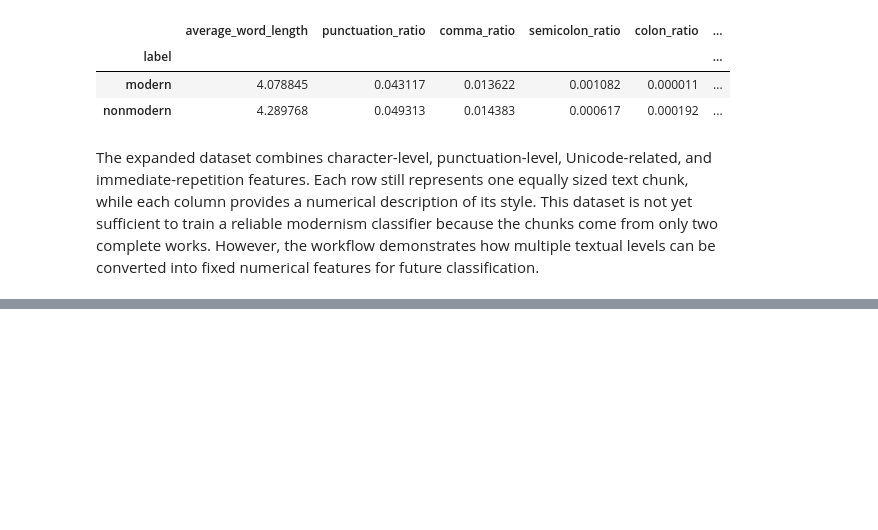
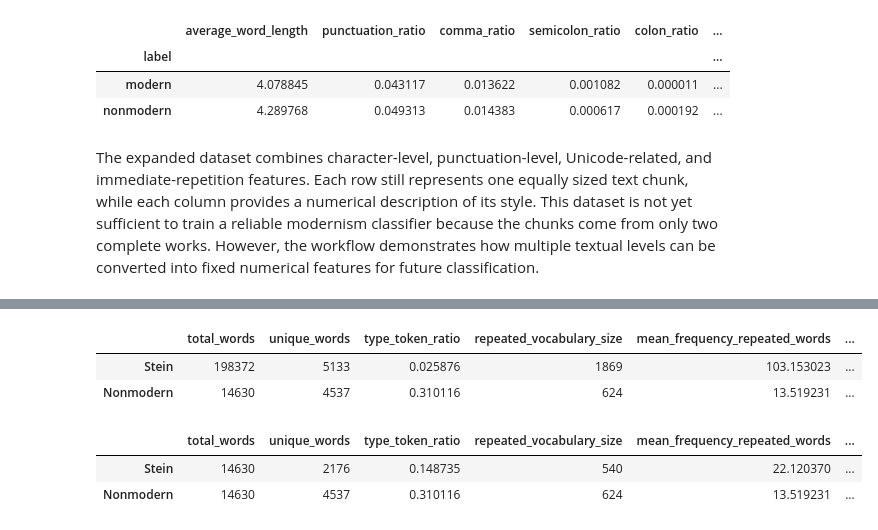
Before and after one commit to CiciXie-haotong/Modernism-Classifier, a Jupyter notebook: repetition_analysis.ipynb.ipynb, the cells around one changed output, grey strips where cells are left out. Drawn from its saved outputs; the diff is of its cells as text; code cells hidden in the pictures; blank space fills up the shorter version.

```diff
--- a/repetition_analysis.ipynb.ipynb
+++ b/repetition_analysis.ipynb.ipynb
@@ -1913,0 +1955,3 @@ This dataset is not yet sufficient to train a reliable modernism classifier beca
+# %%
+stein_fdist = FreqDist(stein_words)
+stein_positions = get_word_positions(stein_words)
@@ -1913,0 +1981,43 @@ This dataset is not yet sufficient to train a reliable modernism classifier beca
+# %%
+def text_repetition_features(words, positions, min_occurrences=5):
+    repeated_word_counts = []
+    all_distances = []
+
+    for word, pos in positions.items():
+        if len(pos) >= min_occurrences:
+            repeated_word_counts.append(len(pos))
+            all_distances.extend(repetition_distances(pos))
+
+    total_words = len(words)
+    unique_words = len(set(words))
+
+    return {
+        "total_words": total_words,
+        "unique_words": unique_words,
+        "type_token_ratio": unique_words / total_words,
+        "repeated_vocabulary_size": len(repeated_word_counts),
+        "mean_frequency_repeated_words": statistics.mean(repeated_word_counts),
+        "median_repetition_distance": statistics.median(all_distances),
+        "mean_repetition_distance": statistics.mean(all_distances)
+    }
+# %%
+stein_features = text_repetition_features(
+    stein_words,
+    stein_positions
+)
+
+nonmodern_features = text_repetition_features(
+    nonmodern_words,
+    nonmodern_positions
+)
+
+comparison_df = pd.DataFrame(
+    [stein_features, nonmodern_features],
+    index=["Stein", "Nonmodern"]
+)
+
+comparison_df
+# %% [output]
+|  | total_words | unique_words | type_token_ratio | repeated_vocabulary_size | mean_frequency_repeated_words | ... |
+| Stein | 198372 | 5133 | 0.025876 | 1869 | 103.153023 | ... |
+| Nonmodern | 14630 | 4537 | 0.310116 | 624 | 13.519231 | ... |
@@ -1913,0 +2035,21 @@ This dataset is not yet sufficient to train a reliable modernism classifier beca
+# %%
+stein_sample_features = text_repetition_features(
+    stein_sample_words,
+    stein_sample_positions
+)
+
+nonmodern_sample_features = text_repetition_features(
+    nonmodern_sample_words,
+    nonmodern_sample_positions
+)
+
+fair_comparison_df = pd.DataFrame(
+    [stein_sample_features, nonmodern_sample_features],
+    index=["Stein", "Nonmodern"]
+)
+
+fair_comparison_df
+# %% [output]
+|  | total_words | unique_words | type_token_ratio | repeated_vocabulary_size | mean_frequency_repeated_words | ... |
+| Stein | 14630 | 2176 | 0.148735 | 540 | 22.120370 | ... |
+| Nonmodern | 14630 | 4537 | 0.310116 | 624 | 13.519231 | ... |
```
Also changed, not shown: parts of 12 cells of this notebook.
